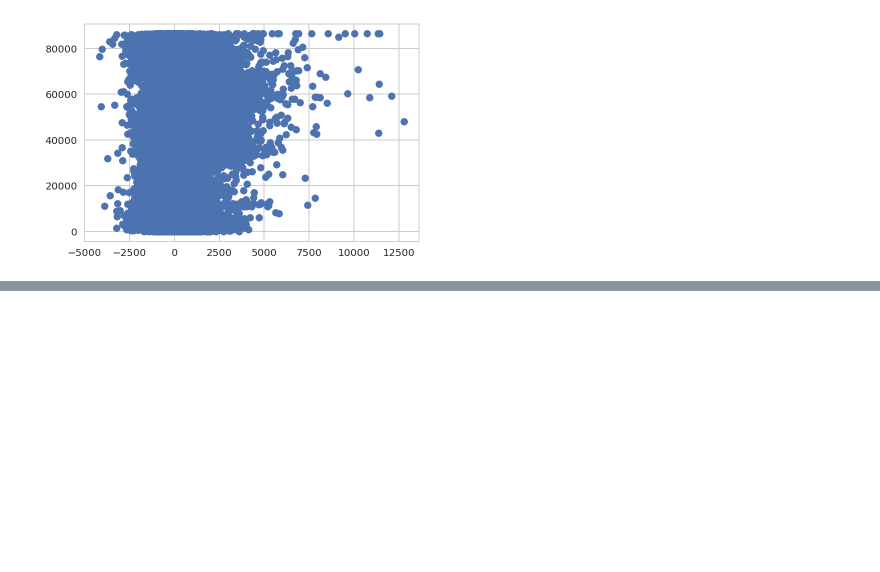
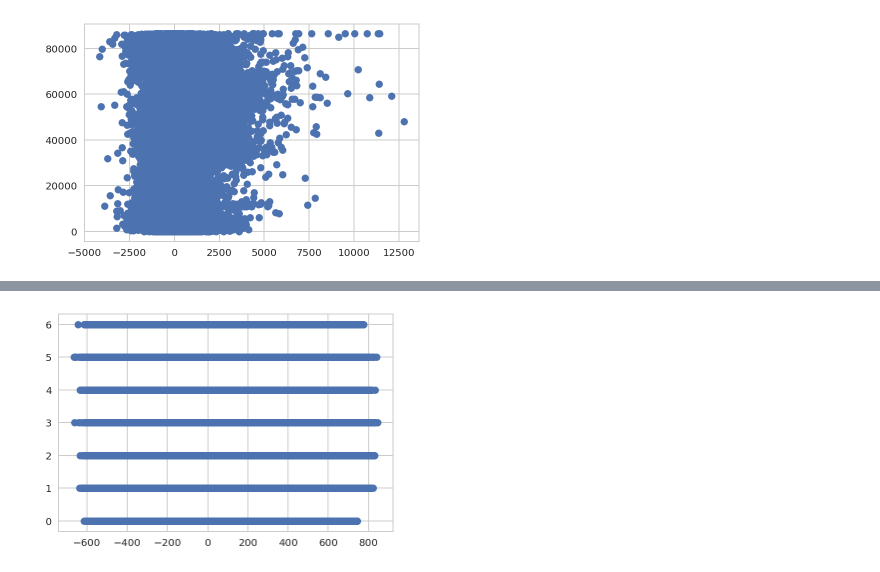
Before and after one commit to Moons08/dss-project-taxi, a Jupyter notebook: Mk/residual-feature.ipynb, the cells around one changed output, grey strips where cells are left out. Cells and saved outputs as stored; diff of their text form; code cells hidden in the pictures; blank space fills up the shorter version.

```diff
--- a/Mk/residual-feature.ipynb
+++ b/Mk/residual-feature.ipynb
@@ -121,0 +202,5 @@ plt.show()
+# %%
+plt.scatter(result.resid, test['weekday'])
+plt.show()
+# %% [output]
+[figure, added]
```
Also changed, not shown: parts of 14 cells of this notebook.
